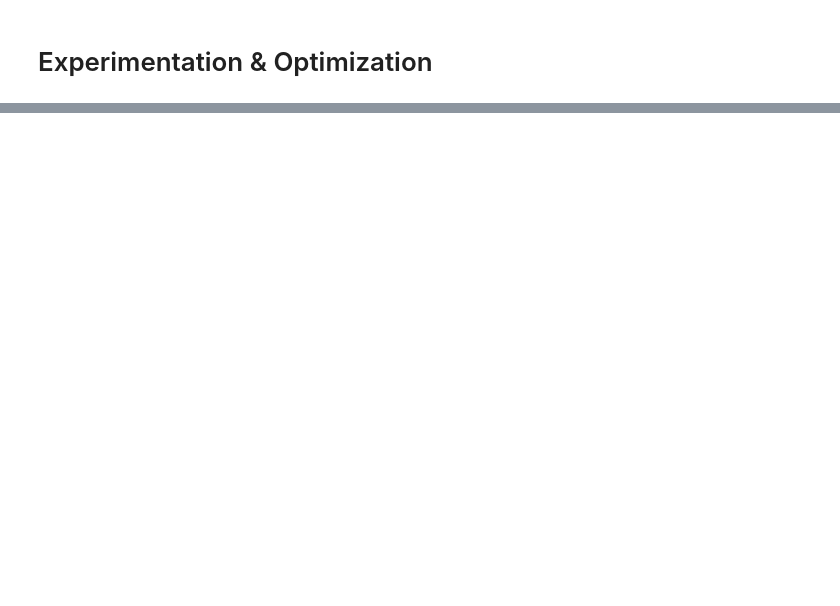
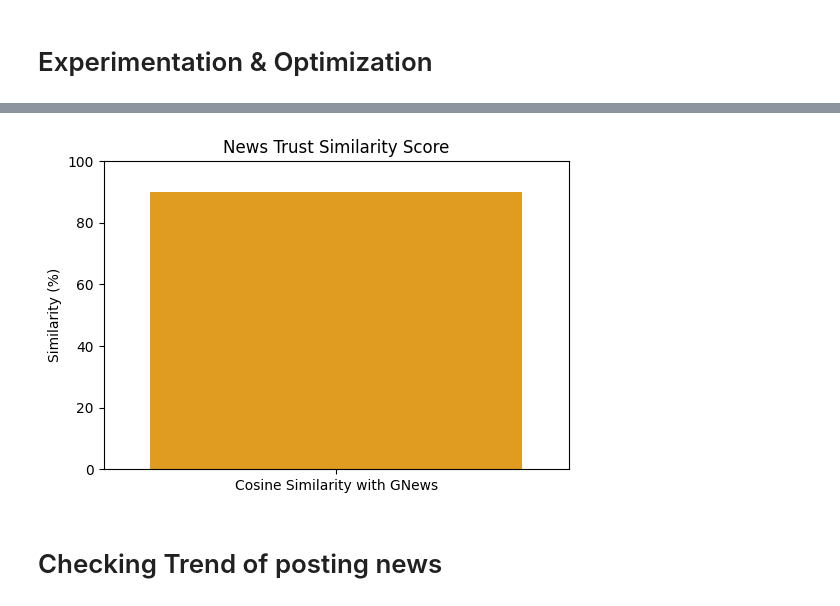
Before and after one commit to kuheli31/Fake-News-Detector, a Jupyter notebook: Fake_News_Detection.ipynb, the cells around one changed output, grey strips where cells are left out. Saved outputs shown, nothing was run; the diff lists cells and outputs as text; code cells hidden in the pictures; blank space fills up the shorter version.

```diff
--- a/Fake_News_Detection.ipynb
+++ b/Fake_News_Detection.ipynb
@@ -980,0 +987,12 @@ Aromatic_Drummer_756            southdelhi      1               100           ht
+# %%
+# --- Visualize Cosine Similarity ---
+plt.figure(figsize=(6, 4))
+sns.barplot(x=["Cosine Similarity with GNews"], y=[similarity_to_gnews * 100], color='orange')
+plt.ylabel("Similarity (%)")
+plt.title("News Trust Similarity Score")
+plt.ylim(0, 100)
+plt.show()
+# %% [output]
+[figure, added]
+# %% [markdown]
+# Checking Trend of posting news
```
Also changed, not shown: parts of 26 cells of this notebook.
